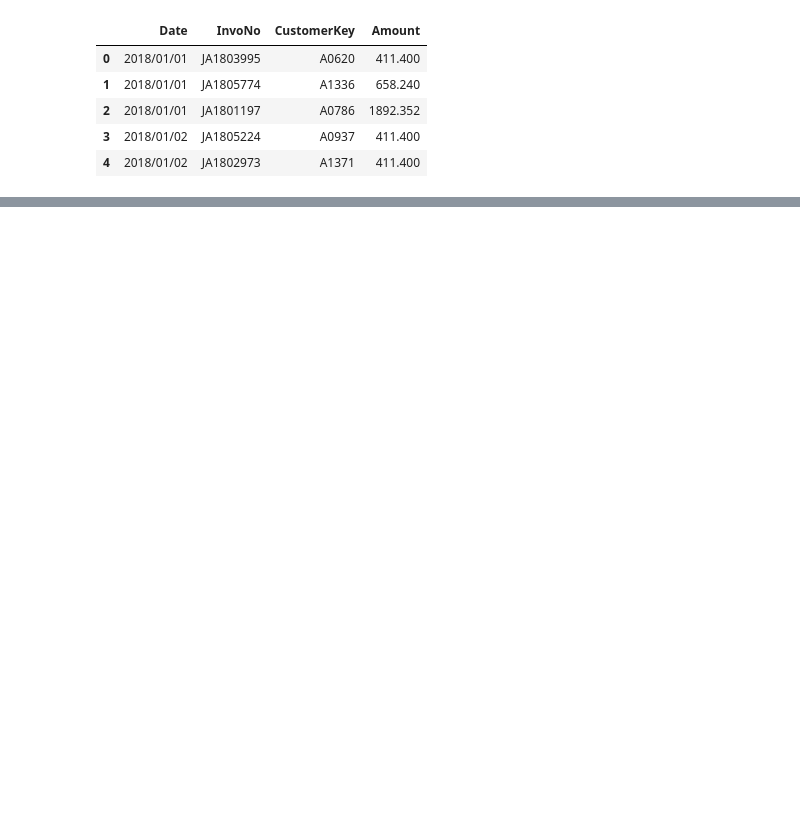
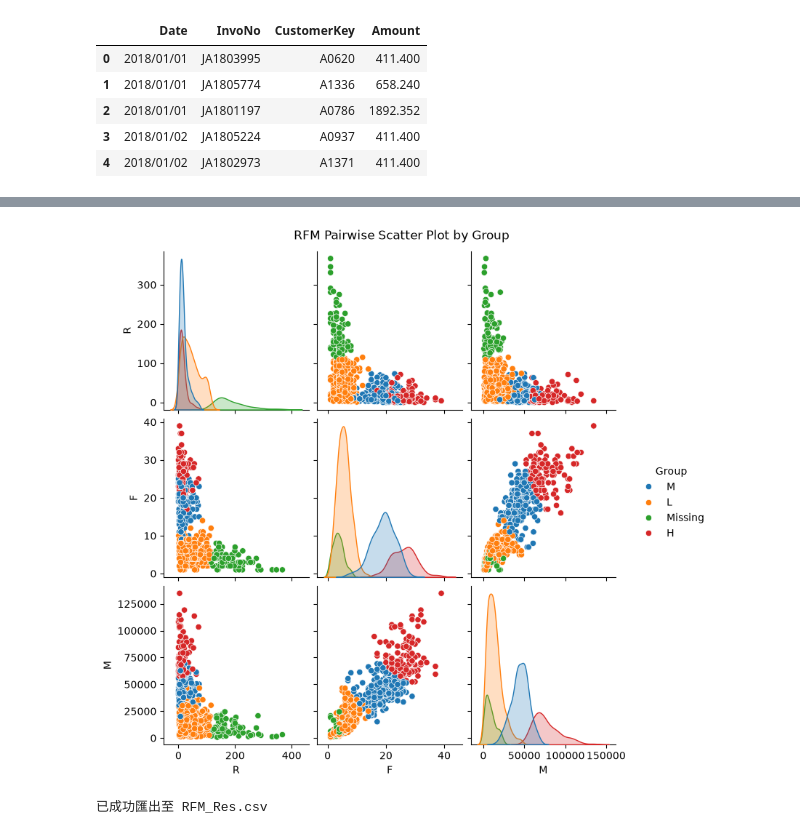
Before and after one commit to alinahsu97-crypto/RFM_Analysis_My, a Jupyter notebook: RFM_Analysis_MY.ipynb, the cells around one changed output, grey strips where cells are left out. Cells and saved outputs as stored; diff of their text form; code cells hidden in the pictures; blank space fills up the shorter version.

```diff
--- a/RFM_Analysis_MY.ipynb
+++ b/RFM_Analysis_MY.ipynb
@@ -120,0 +157,16 @@ plt.show()
+# %%
+# 定義 Cluster 對應 Group 的對照表
+group_mapping = {
+    0: 'M',
+    1: 'L',
+    2: 'H',
+    3: 'Missing'
+}
+
+# 新增 Group 欄位
+RFM_Data['Group'] = RFM_Data['Cluster'].map(group_mapping)
+
+# 檢視更新後的資料與各組別數量
+print(RFM_Data['Group'].value_counts())
+print("\n資料預覽：")
+print(RFM_Data.head())
@@ -120,0 +188,19 @@ plt.show()
+# %%
+import seaborn as sns
+import matplotlib.pyplot as plt
+
+# 使用 Seaborn 繪製成對散布圖，並依 Group 欄位進行著色分群
+g = sns.pairplot(RFM_Data, vars=['R', 'F', 'M'], hue='Group', palette='tab10', diag_kind='kde')
+plt.suptitle('RFM Pairwise Scatter Plot by Group', y=1.02)
+
+# 匯出為透明背景的 PNG 格式
+g.savefig('RFM_Pair.png', transparent=True, dpi=300, bbox_inches='tight')
+plt.show()
+# %% [output]
+[figure, added]
+# %%
+# 將 RFM_Data 匯出成 CSV 檔案，不保留 index
+RFM_Data.to_csv('RFM_Res.csv', index=False)
+print("已成功匯出至 RFM_Res.csv")
+# %% [output]
+已成功匯出至 RFM_Res.csv
```
Also changed, not shown: parts of 16 cells of this notebook.
